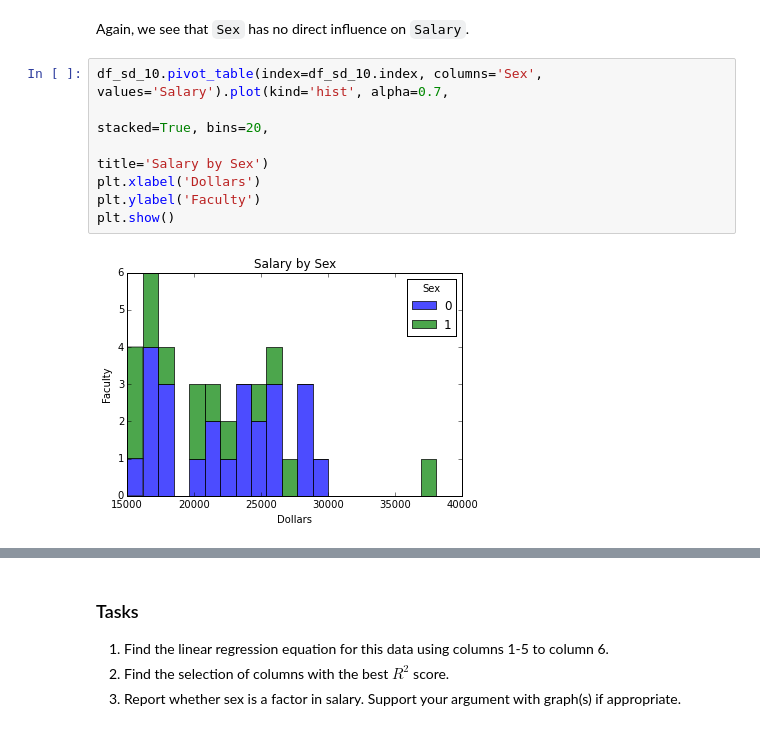
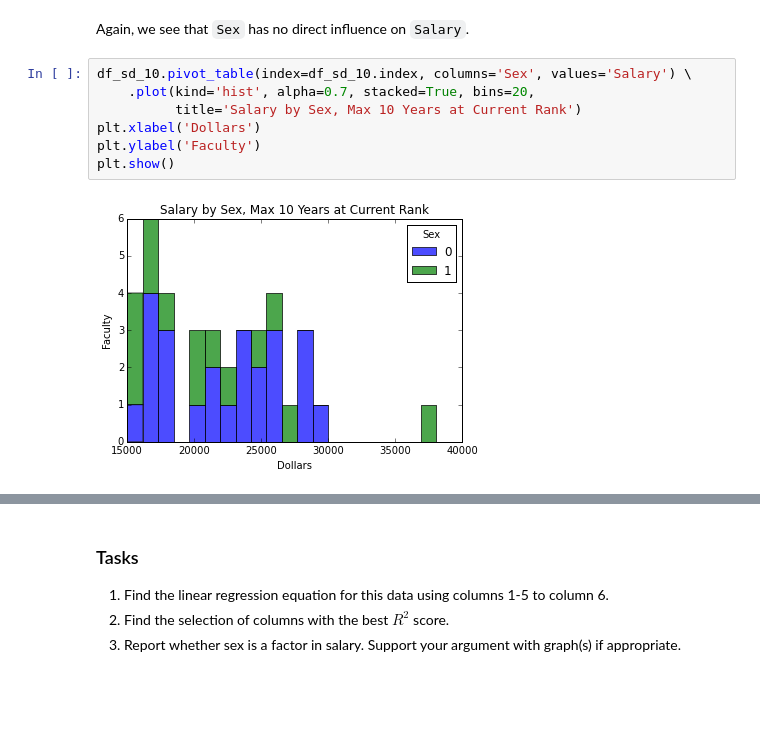
Before and after one commit to ahartz1/linear-regression, a Jupyter notebook: simple-linear-regression.ipynb, the cells around one changed output, grey strips where cells are left out. Drawn from its saved outputs; the diff is of its cells as text; blank space fills up the shorter version.

Commit message:
Add further analysis of Rank and Sex, clean up line lengths

```diff
--- a/simple-linear-regression.ipynb
+++ b/simple-linear-regression.ipynb
@@ -273,12 +271,12 @@ sorted(combo_10_scores.items(), key=lambda c: c[0], reverse=True)
 # %% [markdown]
 Again, we see that `Sex` has no direct influence on `Salary`.
 # %%
-df_sd_10.pivot_table(index=df_sd_10.index, columns='Sex', values='Salary').plot(kind='hist', alpha=0.7,
-                                                                          stacked=True, bins=20,
-                                                                          title='Salary by Sex')
+df_sd_10.pivot_table(index=df_sd_10.index, columns='Sex', values='Salary') \
+    .plot(kind='hist', alpha=0.7, stacked=True, bins=20,
+          title='Salary by Sex, Max 10 Years at Current Rank')
 plt.xlabel('Dollars')
 plt.ylabel('Faculty')
 plt.show()
 # %% [output]
-[figure, old version]
+[figure, new version]
 # %%
```
Also changed, not shown: parts of 9 cells of this notebook.
